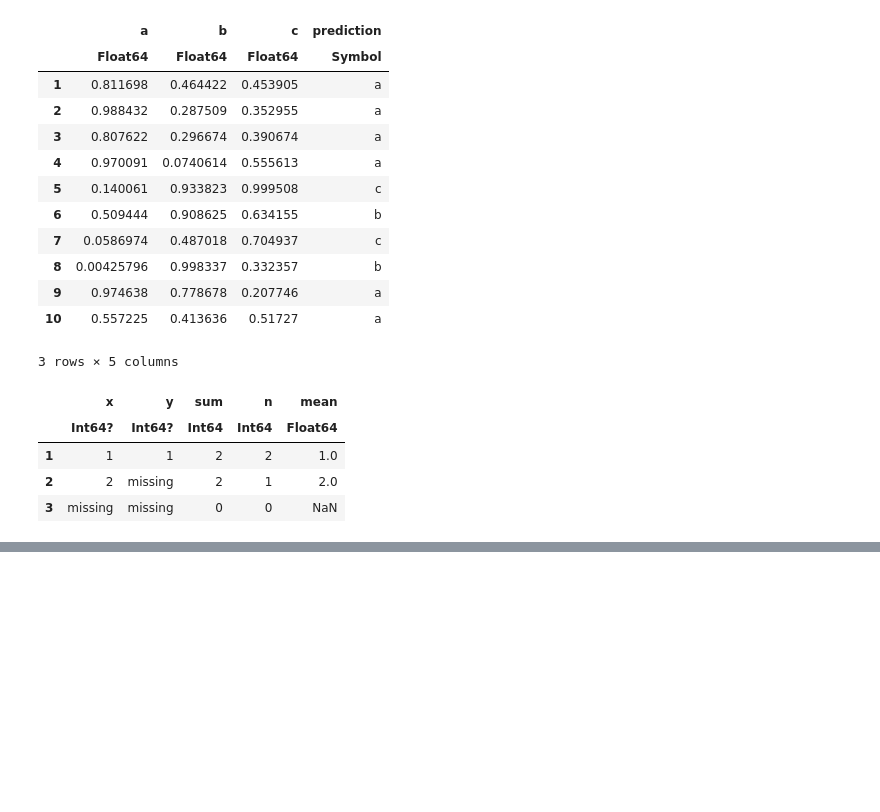
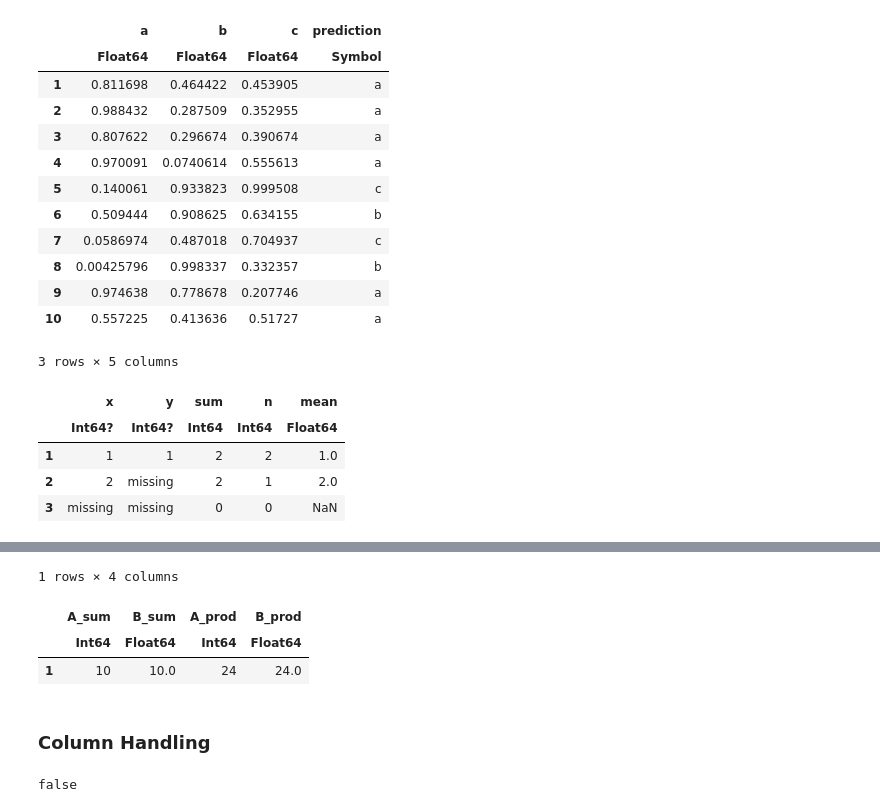
Before and after one commit to damiansp/julia, a Jupyter notebook: dsDocs/DataFrames/gettingstarted.jl.ipynb, the cells around one changed output, grey strips where cells are left out. Saved outputs shown, nothing was run; the diff lists cells and outputs as text; code cells hidden in the pictures; blank space fills up the shorter version.

```diff
--- a/dsDocs/DataFrames/gettingstarted.jl.ipynb
+++ b/dsDocs/DataFrames/gettingstarted.jl.ipynb
@@ -453,0 +487,14 @@ transform(
+# %%
+combine(df, names(df) .=> sum, names(df) .=> prod)
+# %% [output]
+1 rows × 4 columns
+|  | A_sum | B_sum | A_prod | B_prod |
+|  | Int64 | Float64 | Int64 | Float64 |
+| 1 | 10 | 10.0 | 24 | 24.0 |
+# %% [markdown]
+### Column Handling
+# %%
+df2 = copy(df)
+df2.A === df.A
+# %% [output]
+false
```
Also changed, not shown: parts of 13 cells of this notebook.
